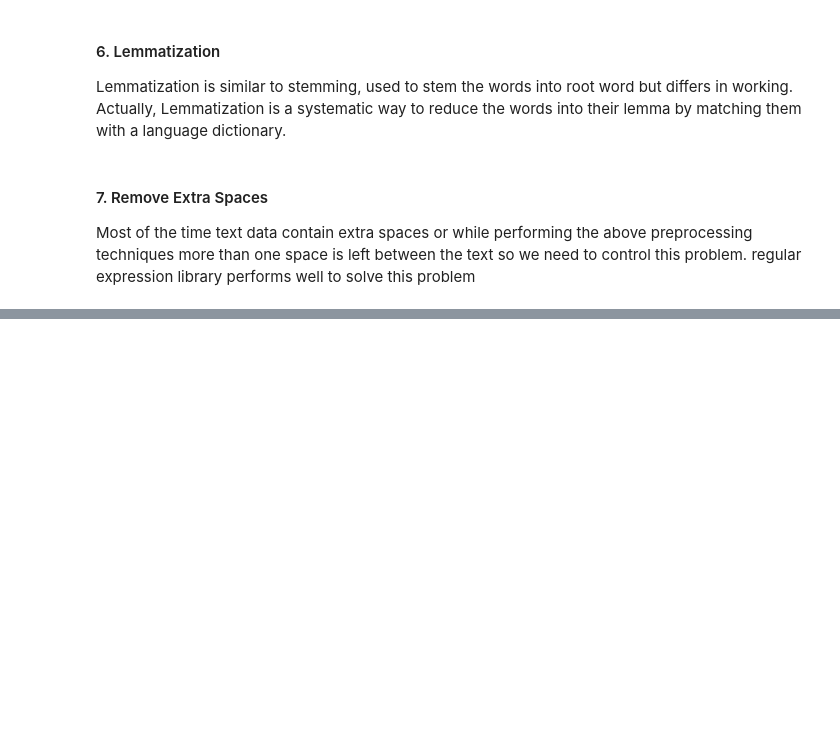
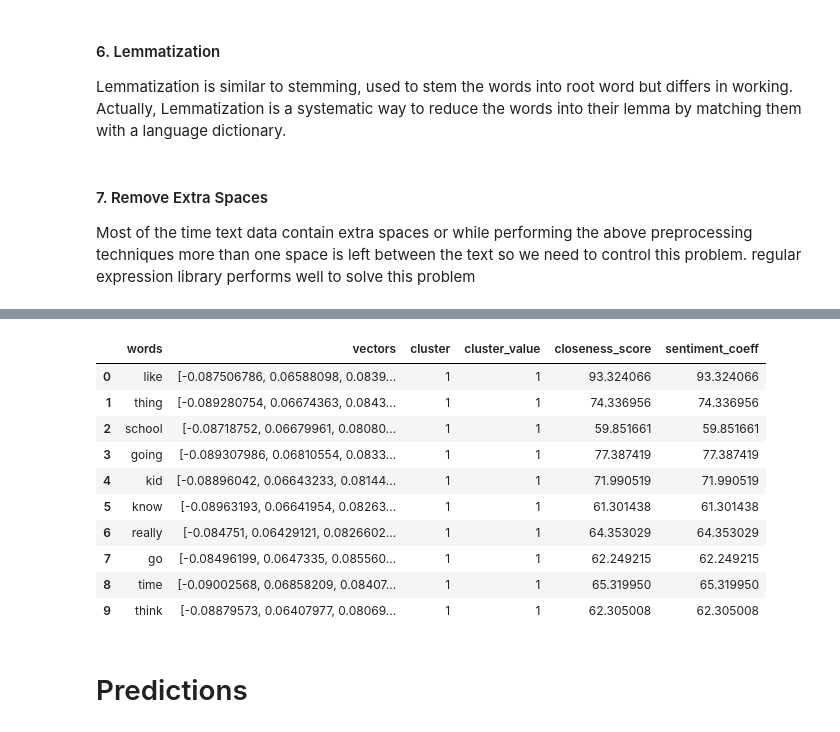
Before and after one commit to msanjit/ML-for-Good-Hackathon, a Jupyter notebook: vcare/notebooks/nlp_preprocessing_rohratho.ipynb, the cells around one changed output, grey strips where cells are left out. Saved outputs shown, nothing was run; the diff lists cells and outputs as text; code cells hidden in the pictures; blank space fills up the shorter version.

Commit message:
Update nlp_preprocessing_rohratho.ipynb
Sentiment analysis on media group

```diff
--- a/vcare/notebooks/nlp_preprocessing_rohratho.ipynb
+++ b/vcare/notebooks/nlp_preprocessing_rohratho.ipynb
@@ -163,0 +264,2 @@ output_df.head(10)
+# %%
+model = KMeans(n_clusters=2, max_iter=1000, random_state=True, n_init=50).fit(X=word_vectors.vectors.astype('double'))
@@ -163,0 +279,28 @@ output_df.head(10)
+# %%
+positive_cluster_index = 1
+positive_cluster_center = model.cluster_centers_[positive_cluster_index]
+negative_cluster_center = model.cluster_centers_[1-positive_cluster_index]
+# %%
+words = pd.DataFrame(word_vectors.index_to_key)
+words.columns = ['words']
+words['vectors'] = words.words.apply(lambda x: word_vectors[f'{x}'])
+words['cluster'] = words.vectors.apply(lambda x: model.predict([np.array(x)]))
+words.cluster = words.cluster.apply(lambda x: x[0])
+# %%
+words['cluster_value'] = [1 if i==positive_cluster_index else -1 for i in words.cluster]
+words['closeness_score'] = words.apply(lambda x: 1/(model.transform([x.vectors]).min()), axis=1)
+words['sentiment_coeff'] = words.closeness_score * words.cluster_value
+# %%
+words.head(10)
+# %% [output]
+|  | words | vectors | cluster | cluster_value | closeness_score | sentiment_coeff |
+| 0 | like | [-0.087506786, 0.06588098, 0.0839... | 1 | 1 | 93.324066 | 93.324066 |
+| 1 | thing | [-0.089280754, 0.06674363, 0.0843... | 1 | 1 | 74.336956 | 74.336956 |
+| 2 | school | [-0.08718752, 0.06679961, 0.08080... | 1 | 1 | 59.851661 | 59.851661 |
+| 3 | going | [-0.089307986, 0.06810554, 0.0833... | 1 | 1 | 77.387419 | 77.387419 |
+| 4 | kid | [-0.08896042, 0.06643233, 0.08144... | 1 | 1 | 71.990519 | 71.990519 |
+| 5 | know | [-0.08963193, 0.06641954, 0.08263... | 1 | 1 | 61.301438 | 61.301438 |
+| 6 | really | [-0.084751, 0.06429121, 0.0826602... | 1 | 1 | 64.353029 | 64.353029 |
+| 7 | go | [-0.08496199, 0.0647335, 0.085560... | 1 | 1 | 62.249215 | 62.249215 |
+| 8 | time | [-0.09002568, 0.06858209, 0.08407... | 1 | 1 | 65.319950 | 65.319950 |
+| 9 | think | [-0.08879573, 0.06407977, 0.08069... | 1 | 1 | 62.305008 | 62.305008 |
@@ -163,0 +309,2 @@ output_df.head(10)
+# %% [markdown]
+# Predictions
```
Also changed, not shown: parts of 32 cells of this notebook.
